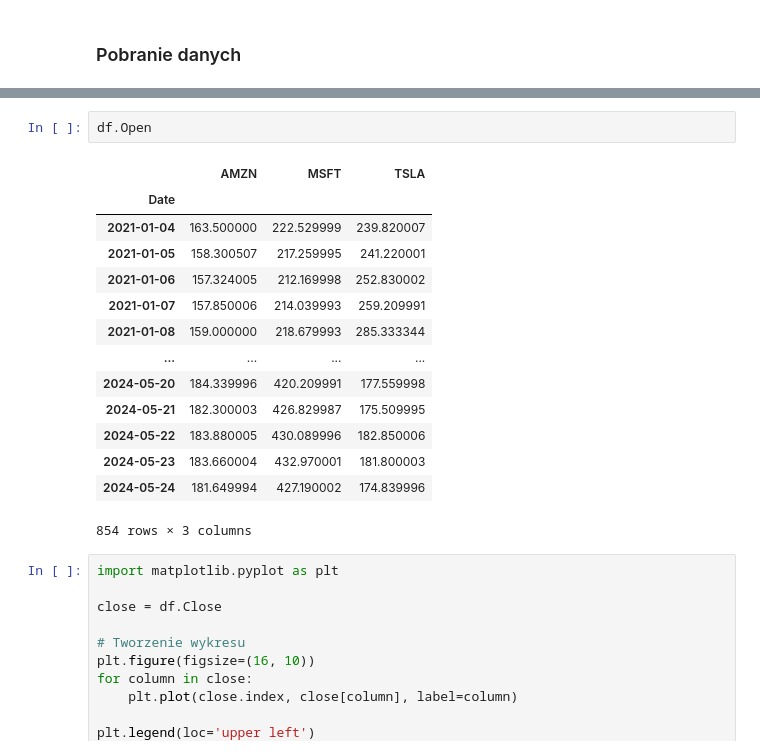
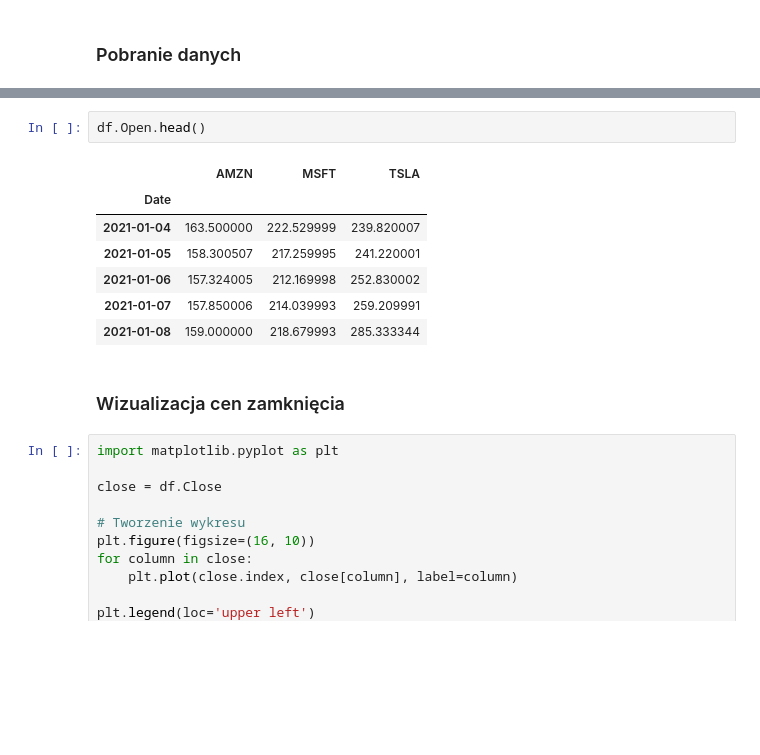
Before and after one commit to MlekoZjad/ML_2024, a Jupyter notebook: simple_portfolio_strategy_KK.ipynb, the cells around one changed output, grey strips where cells are left out. Drawn from its saved outputs; the diff is of its cells as text; blank space fills up the shorter version.

```diff
--- a/simple_portfolio_strategy_KK.ipynb
+++ b/simple_portfolio_strategy_KK.ipynb
@@ -199,20 +204,15 @@ df.head()
 # %%
-df.Open
+df.Open.head()
 # %% [output]
 |  | AMZN | MSFT | TSLA |
 | Date |  |  |  |
 | 2021-01-04 | 163.500000 | 222.529999 | 239.820007 |
 | 2021-01-05 | 158.300507 | 217.259995 | 241.220001 |
 | 2021-01-06 | 157.324005 | 212.169998 | 252.830002 |
 | 2021-01-07 | 157.850006 | 214.039993 | 259.209991 |
 | 2021-01-08 | 159.000000 | 218.679993 | 285.333344 |
-| ... | ... | ... | ... |
-| 2024-05-20 | 184.339996 | 420.209991 | 177.559998 |
-| 2024-05-21 | 182.300003 | 426.829987 | 175.509995 |
-| 2024-05-22 | 183.880005 | 430.089996 | 182.850006 |
-| 2024-05-23 | 183.660004 | 432.970001 | 181.800003 |
-| 2024-05-24 | 181.649994 | 427.190002 | 174.839996 |
-854 rows × 3 columns
+# %% [markdown]
+### Wizualizacja cen zamknięcia
 # %%
 import matplotlib.pyplot as plt
 
```
Also changed, not shown: parts of 39 cells of this notebook.
